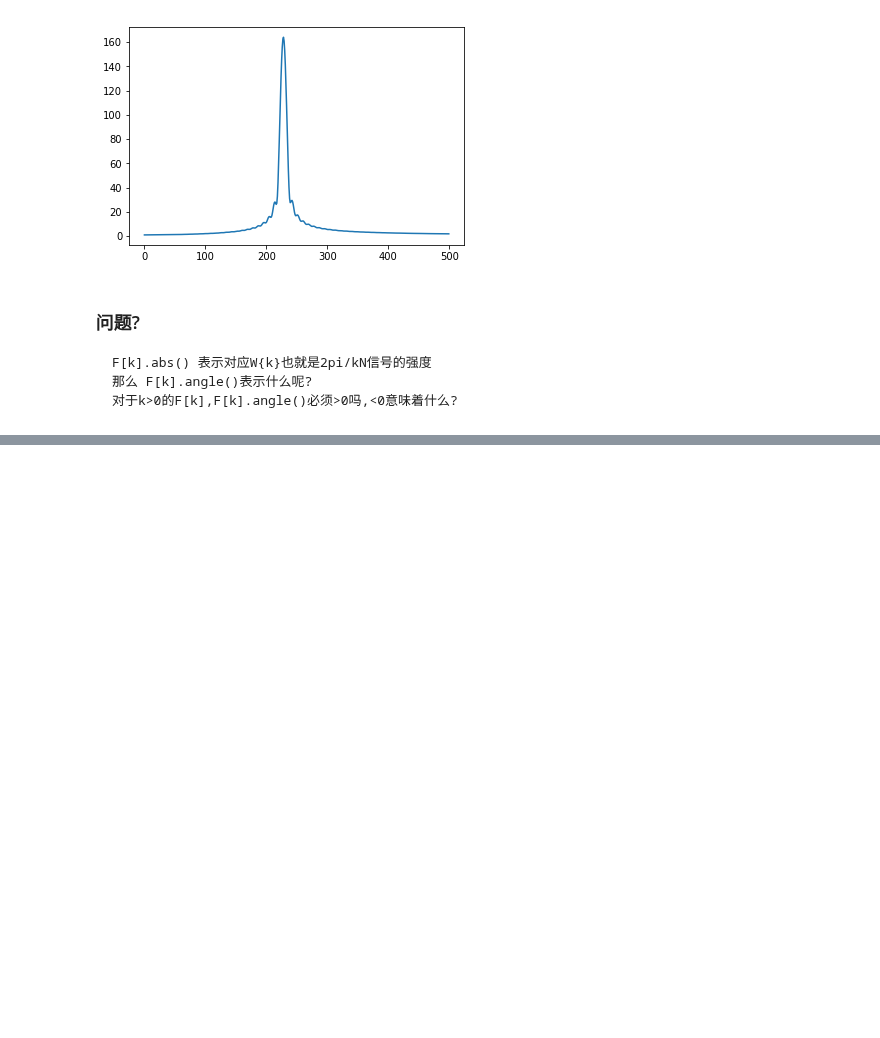
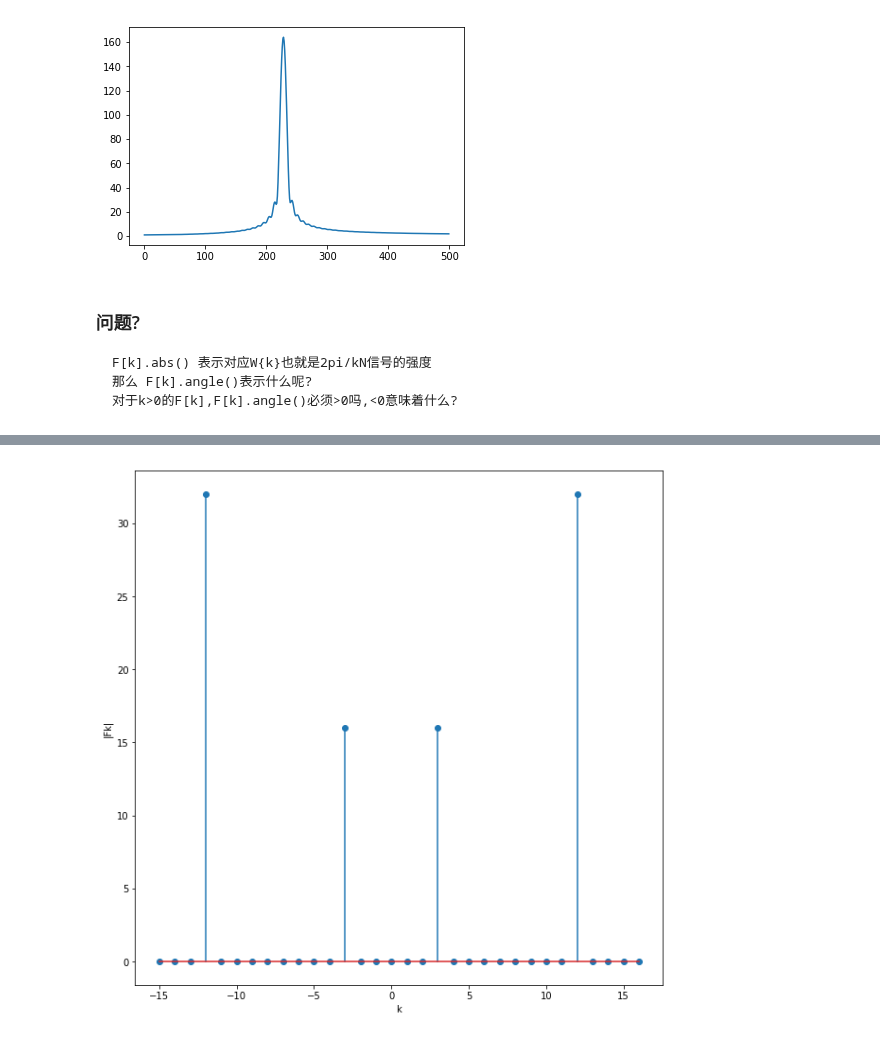
Before and after one commit to mckjzhangxk/deepAI, a Jupyter notebook: signalProcessing/week3/How to Plot the DFT/DFTplots.ipynb, the cells around one changed output, grey strips where cells are left out. Saved outputs shown, nothing was run; the diff lists cells and outputs as text; code cells hidden in the pictures; blank space fills up the shorter version.

```diff
--- a/signalProcessing/week3/How to Plot the DFT/DFTplots.ipynb
+++ b/signalProcessing/week3/How to Plot the DFT/DFTplots.ipynb
@@ -280,0 +325,8 @@ plt.plot(abs(np.fft.fft(xzp))[:500]);
+# %%
+N,k1,k2,A1,A2,p1,p2=32,3,12,1,2,0,np.pi/6
+x3=signal3(N,k1,k2,p1,k2,A1,A2)
+X3=np.fft.fft(x3)
+n,y=dft_shift(X3)
+plot(n,y) #DFT可以得到频谱!
+# %% [output]
+[figure, added]
```
Also changed, not shown: parts of 15 cells of this notebook, 2 other files.
